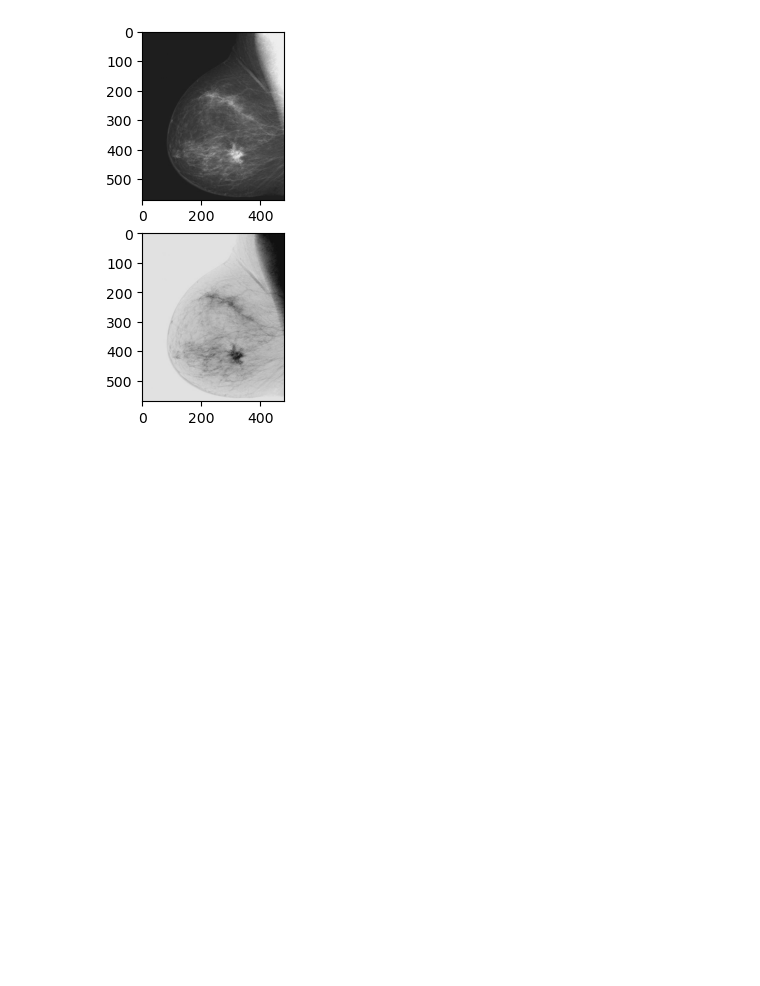
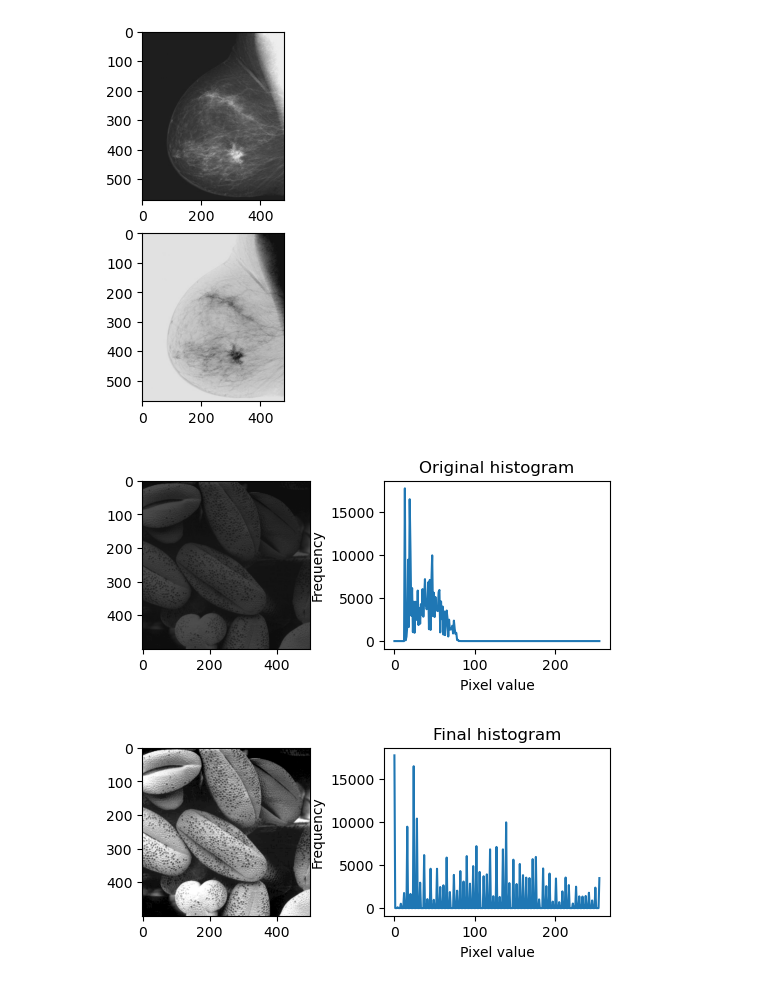
Before and after one commit to joaomatias100/Digital-Image-Processing, a Jupyter notebook: Class1/Exercise6.ipynb, the cells around one changed output. Drawn from its saved outputs; the diff is of its cells as text; code cells hidden in the pictures; blank space fills up the shorter version.

```diff
--- a/Class1/Exercise6.ipynb
+++ b/Class1/Exercise6.ipynb
@@ -17,3 +18,48 @@ plt.imshow(final)
 # %% [output]
 <matplotlib.image.AxesImage at 0x...>
 [figure]
+# %%
+#Ex2
+path = "imagens/polen.tif"
+
+img = cv2.imread(path)
+hist = cv2.calcHist([img], [0], None, [256], [0, 256])
+
+plt.subplot(2, 2, 1)
+plt.imshow(img)
+
+plt.subplot(2, 2, 2)
+plt.xlabel("Pixel value")
+plt.ylabel("Frequency")
+plt.title("Original histogram")
+plt.plot(hist)
+plt.show()
+
+gamma = 1
+
+if(gamma < 50):
+    lower = gamma
+    upper = 100 - gamma
+else:
+    upper = gamma
+    lower = 100 - gamma
+
+final = exposure.rescale_intensity(img, in_range = (np.percentile(img, lower), np.percentile(img, upper)))
+
+gamma = 0.25
+#final = np.power(img / 255.0, gamma) * 255.0
+#final = np.uint8(final)
+hist_final = cv2.calcHist([final], [0], None, [256], [0, 256])
+
+plt.subplot(2, 2, 3)
+plt.imshow(final)
+
+plt.subplot(2, 2, 4)
+plt.xlabel("Pixel value")
+plt.ylabel("Frequency")
+plt.title("Final histogram")
+plt.plot(hist_final)
+plt.show()
+# %% [output]
+[figure, added]
+[figure, added]
```
Also changed, not shown: parts of 2 cells of this notebook.
